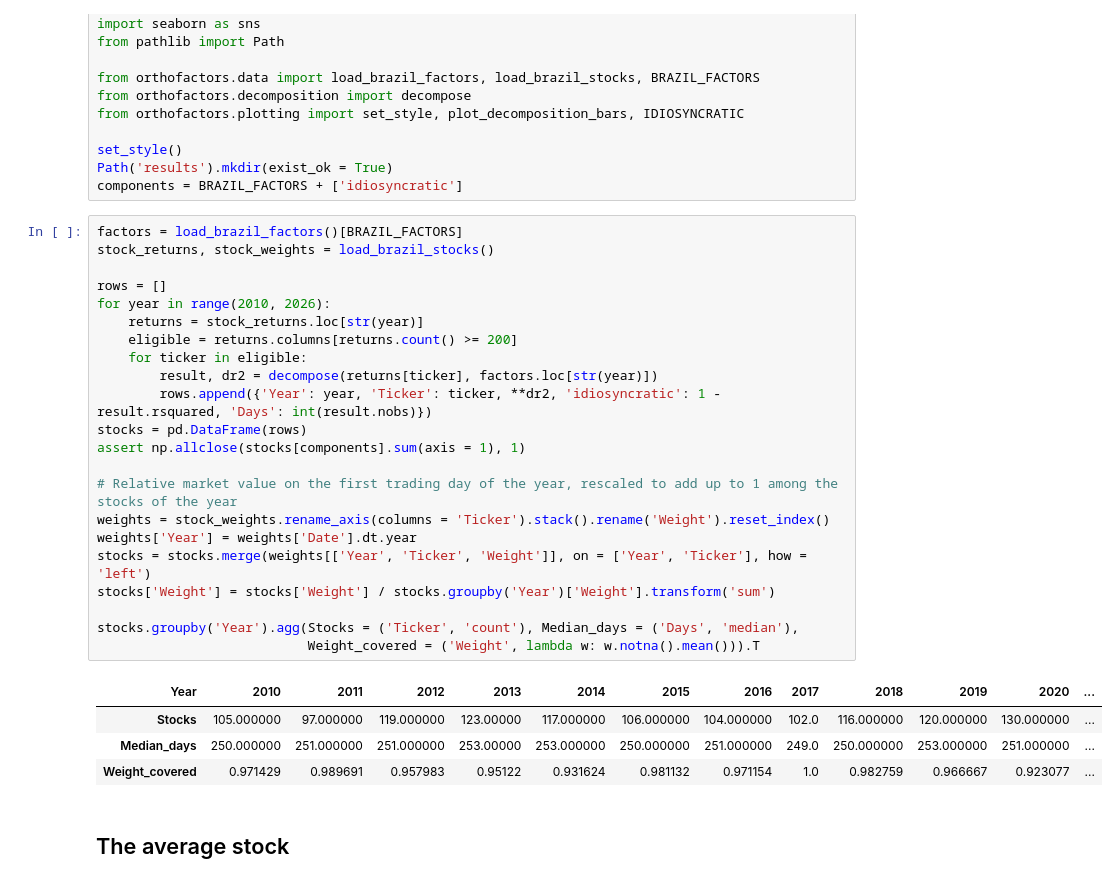
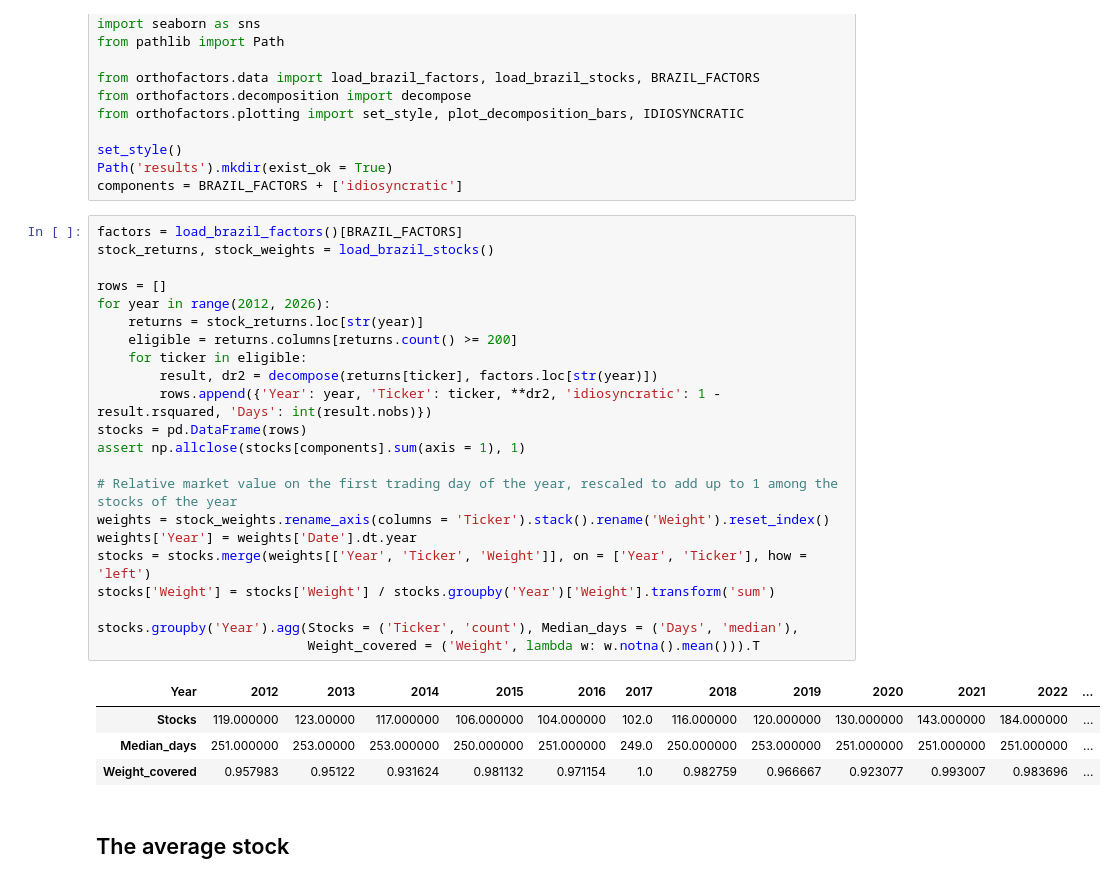
Before and after one commit to pedroandion/orthogonal-factors-brazil, a Jupyter notebook: 06_stock_cross_section.ipynb, the cells around one changed output. Drawn from its saved outputs; the diff is of its cells as text.

```diff
--- a/06_stock_cross_section.ipynb
+++ b/06_stock_cross_section.ipynb
@@ -23,30 +23,30 @@ components = BRAZIL_FACTORS + ['idiosyncratic']
 # %%
 factors = load_brazil_factors()[BRAZIL_FACTORS]
 stock_returns, stock_weights = load_brazil_stocks()
 
 rows = []
-for year in range(2010, 2026):
+for year in range(2012, 2026):
     returns = stock_returns.loc[str(year)]
     eligible = returns.columns[returns.count() >= 200]
     for ticker in eligible:
         result, dr2 = decompose(returns[ticker], factors.loc[str(year)])
         rows.append({'Year': year, 'Ticker': ticker, **dr2, 'idiosyncratic': 1 - result.rsquared, 'Days': int(result.nobs)})
 stocks = pd.DataFrame(rows)
 assert np.allclose(stocks[components].sum(axis = 1), 1)
 
 # Relative market value on the first trading day of the year, rescaled to add up to 1 among the stocks of the year
 weights = stock_weights.rename_axis(columns = 'Ticker').stack().rename('Weight').reset_index()
 weights['Year'] = weights['Date'].dt.year
 stocks = stocks.merge(weights[['Year', 'Ticker', 'Weight']], on = ['Year', 'Ticker'], how = 'left')
 stocks['Weight'] = stocks['Weight'] / stocks.groupby('Year')['Weight'].transform('sum')
 
 stocks.groupby('Year').agg(Stocks = ('Ticker', 'count'), Median_days = ('Days', 'median'),
                            Weight_covered = ('Weight', lambda w: w.notna().mean())).T
 # %% [output]
-| Year | 2010 | 2011 | 2012 | 2013 | 2014 | 2015 | 2016 | 2017 | 2018 | 2019 | 2020 | ... |
-| Stocks | 105.000000 | 97.000000 | 119.000000 | 123.00000 | 117.000000 | 106.000000 | 104.000000 | 102.0 | 116.000000 | 120.000000 | 130.000000 | ... |
-| Median_days | 250.000000 | 251.000000 | 251.000000 | 253.00000 | 253.000000 | 250.000000 | 251.000000 | 249.0 | 250.000000 | 253.000000 | 251.000000 | ... |
-| Weight_covered | 0.971429 | 0.989691 | 0.957983 | 0.95122 | 0.931624 | 0.981132 | 0.971154 | 1.0 | 0.982759 | 0.966667 | 0.923077 | ... |
+| Year | 2012 | 2013 | 2014 | 2015 | 2016 | 2017 | 2018 | 2019 | 2020 | 2021 | 2022 | ... |
+| Stocks | 119.000000 | 123.00000 | 117.000000 | 106.000000 | 104.000000 | 102.0 | 116.000000 | 120.000000 | 130.000000 | 143.000000 | 184.000000 | ... |
+| Median_days | 251.000000 | 253.00000 | 253.000000 | 250.000000 | 251.000000 | 249.0 | 250.000000 | 253.000000 | 251.000000 | 251.000000 | 251.000000 | ... |
+| Weight_covered | 0.957983 | 0.95122 | 0.931624 | 0.981132 | 0.971154 | 1.0 | 0.982759 | 0.966667 | 0.923077 | 0.993007 | 0.983696 | ... |
 # %% [markdown]
 ## The average stock
 # %%
```
Also changed, not shown: parts of 8 cells of this notebook, 18 other files.
